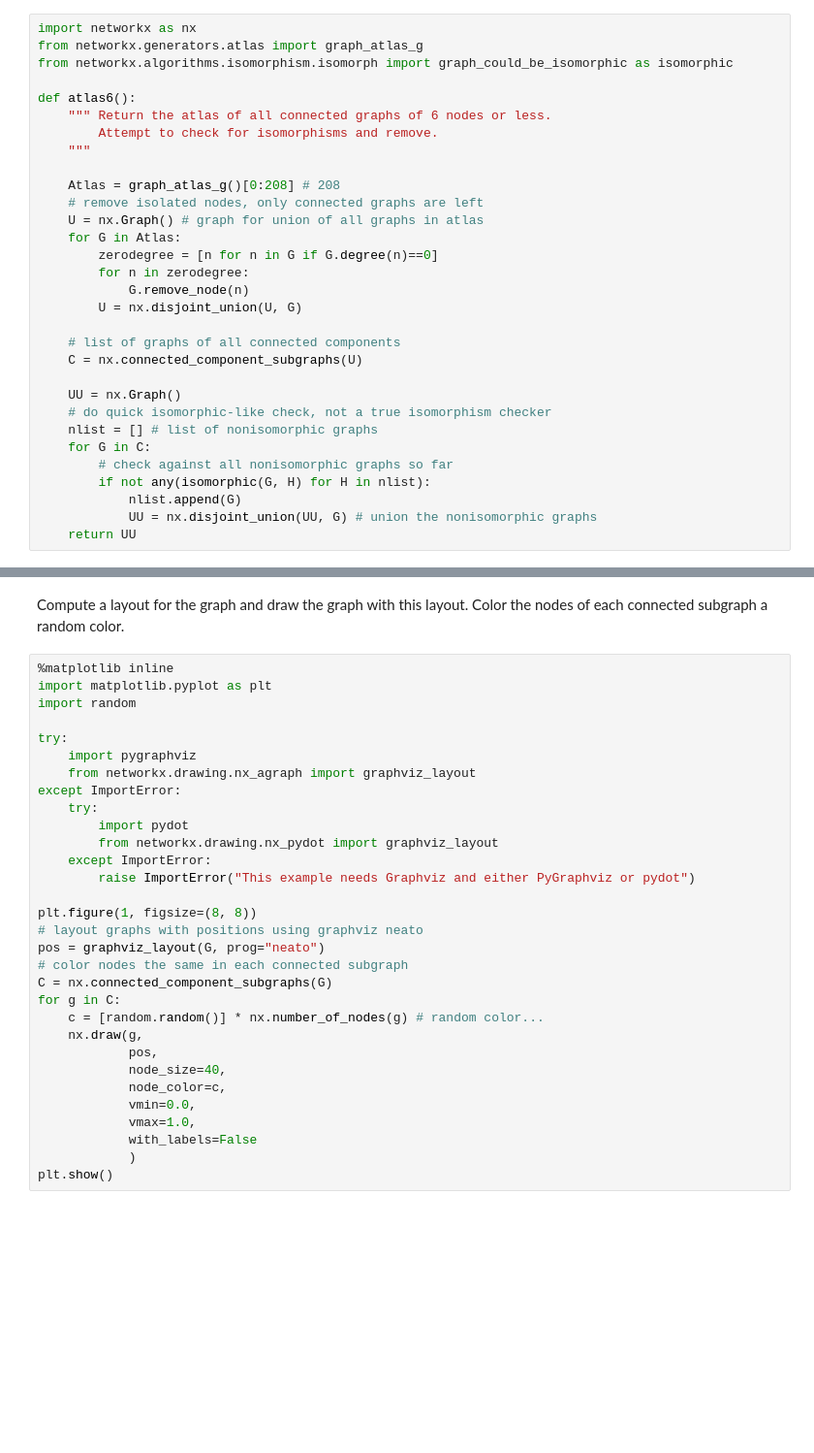
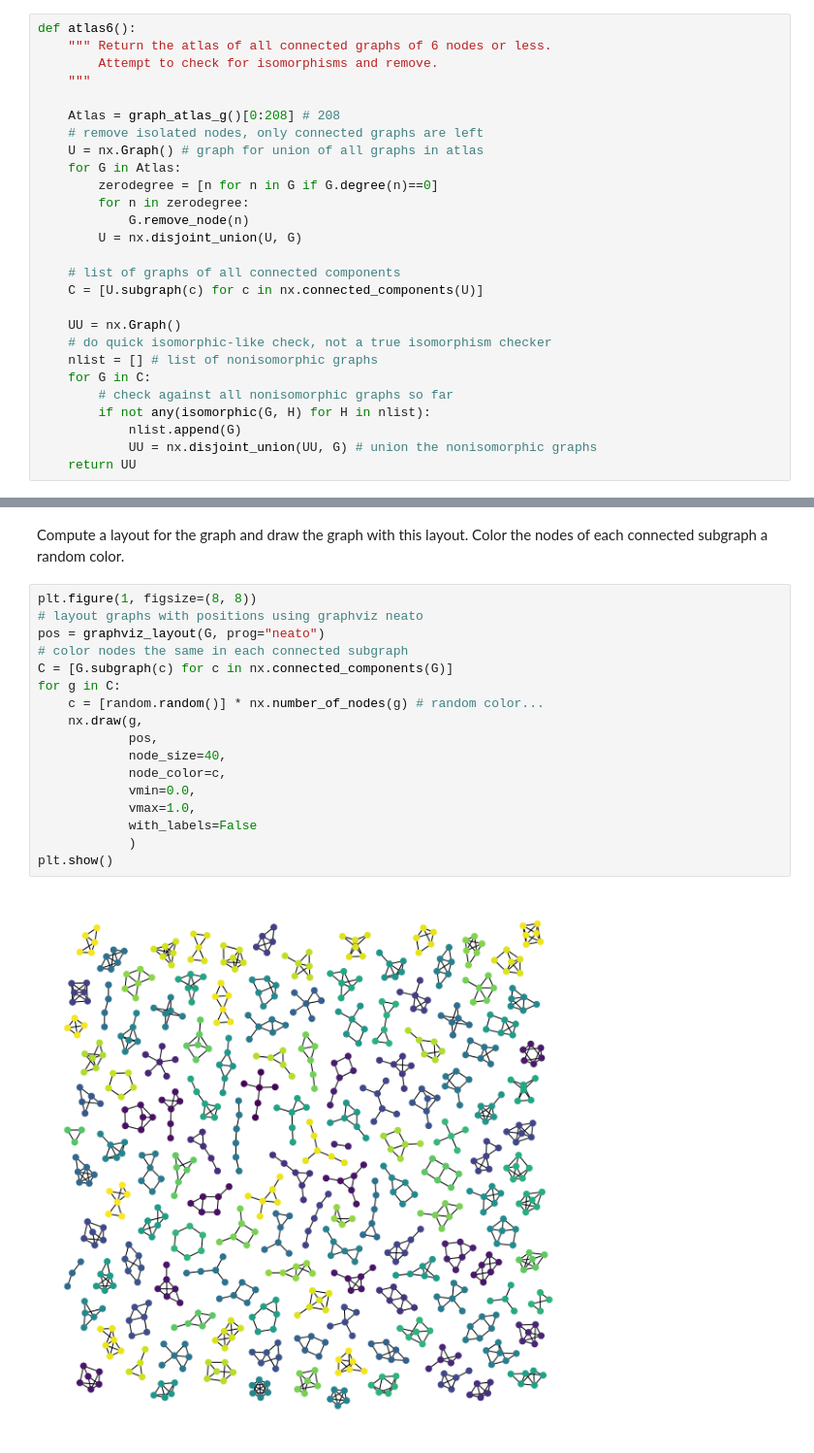
Before and after one commit to networkx/nx-guides, a Jupyter notebook: graph/atlas.ipynb, the cells around one changed output, grey strips where cells are left out. Shown at 97% size. Drawn from its saved outputs; the diff is of its cells as text; blank space fills up the shorter version.

```diff
--- a/graph/atlas.ipynb
+++ b/graph/atlas.ipynb
@@ -12,8 +28,4 @@ First, we create a function that returns the disjoint union of each nonisomorphi
 # %%
-import networkx as nx
-from networkx.generators.atlas import graph_atlas_g
-from networkx.algorithms.isomorphism.isomorph import graph_could_be_isomorphic as isomorphic
-
 def atlas6():
     """ Return the atlas of all connected graphs of 6 nodes or less.
         Attempt to check for isomorphisms and remove.
@@ -29,7 +41,7 @@ def atlas6():
         U = nx.disjoint_union(U, G)
 
     # list of graphs of all connected components
-    C = nx.connected_component_subgraphs(U)
+    C = [U.subgraph(c) for c in nx.connected_components(U)]
 
     UU = nx.Graph()
     # do quick isomorphic-like check, not a true isomorphism checker
@@ -50,33 +65,21 @@ print(nx.number_connected_components(G), "connected components")
 # %% [markdown]
 Compute a layout for the graph and draw the graph with this layout. Color the nodes of each connected subgraph a random color.
 # %%
-%matplotlib inline
-import matplotlib.pyplot as plt
-import random
-
-try:
-    import pygraphviz
-    from networkx.drawing.nx_agraph import graphviz_layout
-except ImportError:
-    try:
-        import pydot
-        from networkx.drawing.nx_pydot import graphviz_layout
-    except ImportError:
-        raise ImportError("This example needs Graphviz and either PyGraphviz or pydot")
-
 plt.figure(1, figsize=(8, 8))
 # layout graphs with positions using graphviz neato
 pos = graphviz_layout(G, prog="neato")
 # color nodes the same in each connected subgraph
-C = nx.connected_component_subgraphs(G)
+C = [G.subgraph(c) for c in nx.connected_components(G)]
 for g in C:
     c = [random.random()] * nx.number_of_nodes(g) # random color...
     nx.draw(g,
             pos,
             node_size=40,
             node_color=c,
             vmin=0.0,
             vmax=1.0,
             with_labels=False
             )
 plt.show()
+# %% [output]
+[figure, added]
```
Also changed, not shown: parts of 2 cells of this notebook, 5 other files.
